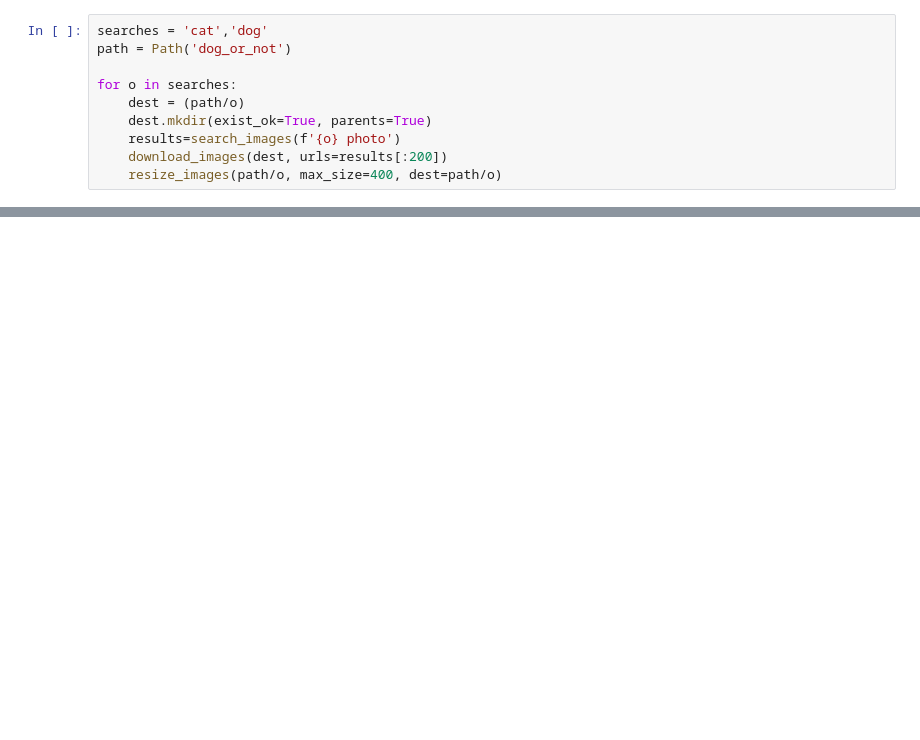
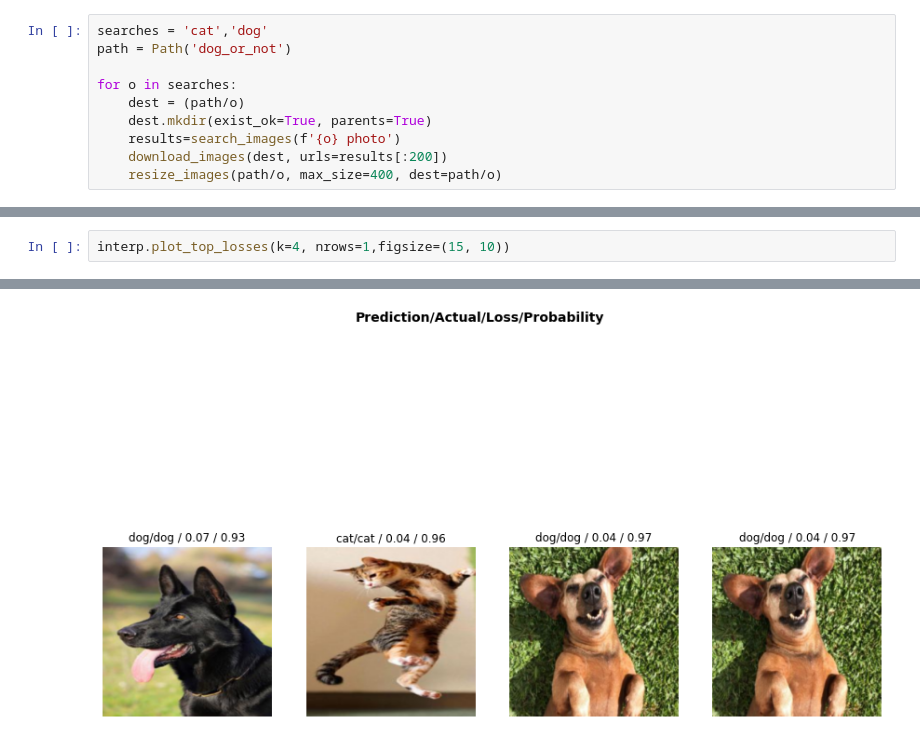
Before and after one commit to maureen-mugo/Deep-Learning-Experiments, a Jupyter notebook: dogclassifier/dog_or_cat.ipynb, the cells around one changed output, grey strips where cells are left out. Cells and saved outputs as stored; diff of their text form; blank space fills up the shorter version.

```diff
--- a/dogclassifier/dog_or_cat.ipynb
+++ b/dogclassifier/dog_or_cat.ipynb
@@ -72,0 +80,3 @@ Probability it's a dog: 1.0000
+# %%
+interp.plot_top_losses(k=4, nrows=1,figsize=(15, 10))
+# %% [output]
@@ -72,0 +84 @@ Probability it's a dog: 1.0000
+[figure, added]
```
Also changed, not shown: parts of 17 cells of this notebook.
